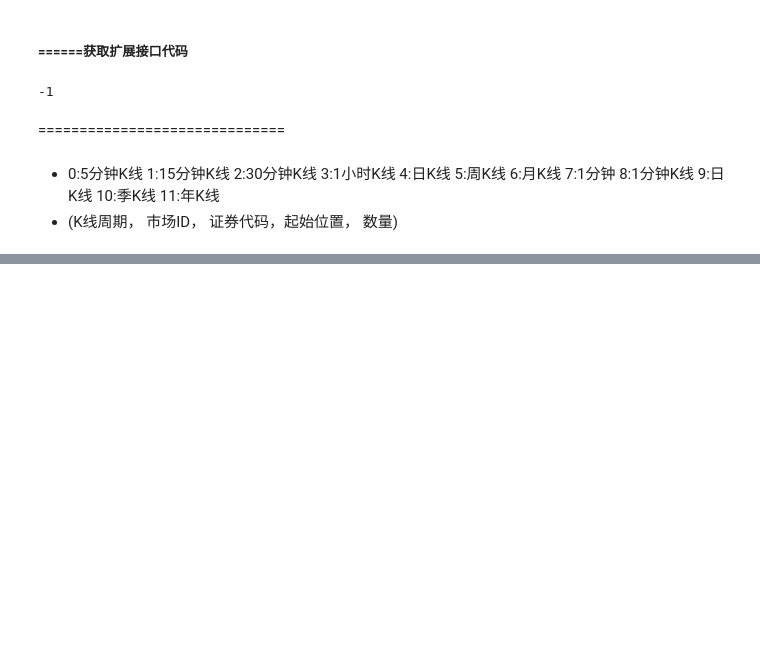
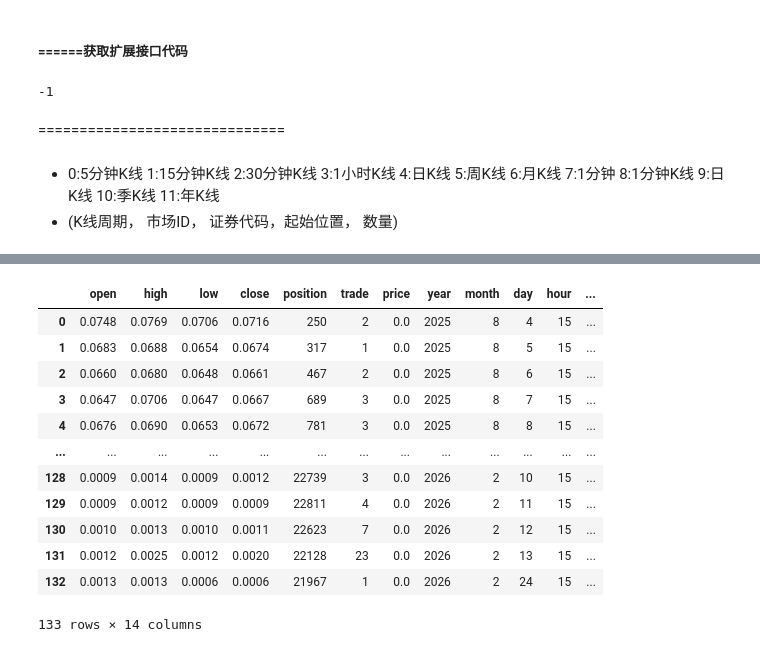
Before and after one commit to u588/app, a Jupyter notebook: AiStock/tdxFS.ipynb, the cells around one changed output, grey strips where cells are left out. Saved outputs shown, nothing was run; the diff lists cells and outputs as text; code cells hidden in the pictures; blank space fills up the shorter version.

```diff
--- a/AiStock/tdxFS.ipynb
+++ b/AiStock/tdxFS.ipynb
@@ -112,5 +114,19 @@ eapi.connect('47.112.95.207', 7720)
 # %%
-api.to_df(eapi.get_instrument_bars(9,9, '10009759', 0, 690))
+api.to_df(eapi.get_instrument_bars(9,8, '10009756', 0, 690))
+# %% [output]
+|  | open | high | low | close | position | trade | price | year | month | day | hour | ... |
+| 0 | 0.0748 | 0.0769 | 0.0706 | 0.0716 | 250 | 2 | 0.0 | 2025 | 8 | 4 | 15 | ... |
+| 1 | 0.0683 | 0.0688 | 0.0654 | 0.0674 | 317 | 1 | 0.0 | 2025 | 8 | 5 | 15 | ... |
+| 2 | 0.0660 | 0.0680 | 0.0648 | 0.0661 | 467 | 2 | 0.0 | 2025 | 8 | 6 | 15 | ... |
+| 3 | 0.0647 | 0.0706 | 0.0647 | 0.0667 | 689 | 3 | 0.0 | 2025 | 8 | 7 | 15 | ... |
+| 4 | 0.0676 | 0.0690 | 0.0653 | 0.0672 | 781 | 3 | 0.0 | 2025 | 8 | 8 | 15 | ... |
+| ... | ... | ... | ... | ... | ... | ... | ... | ... | ... | ... | ... | ... |
+| 128 | 0.0009 | 0.0014 | 0.0009 | 0.0012 | 22739 | 3 | 0.0 | 2026 | 2 | 10 | 15 | ... |
+| 129 | 0.0009 | 0.0012 | 0.0009 | 0.0009 | 22811 | 4 | 0.0 | 2026 | 2 | 11 | 15 | ... |
+| 130 | 0.0010 | 0.0013 | 0.0010 | 0.0011 | 22623 | 7 | 0.0 | 2026 | 2 | 12 | 15 | ... |
+| 131 | 0.0012 | 0.0025 | 0.0012 | 0.0020 | 22128 | 23 | 0.0 | 2026 | 2 | 13 | 15 | ... |
+| 132 | 0.0013 | 0.0013 | 0.0006 | 0.0006 | 21967 | 1 | 0.0 | 2026 | 2 | 24 | 15 | ... |
+133 rows × 14 columns
 # %%
 a = pd.read_excel('/home/ts/app/AiStock/indexAi.xlsx')
 b = pd.read_excel('/home/ts/app/AiStock/indexAii.xlsx')
```
Also changed, not shown: parts of 4 cells of this notebook, 4 other files.
